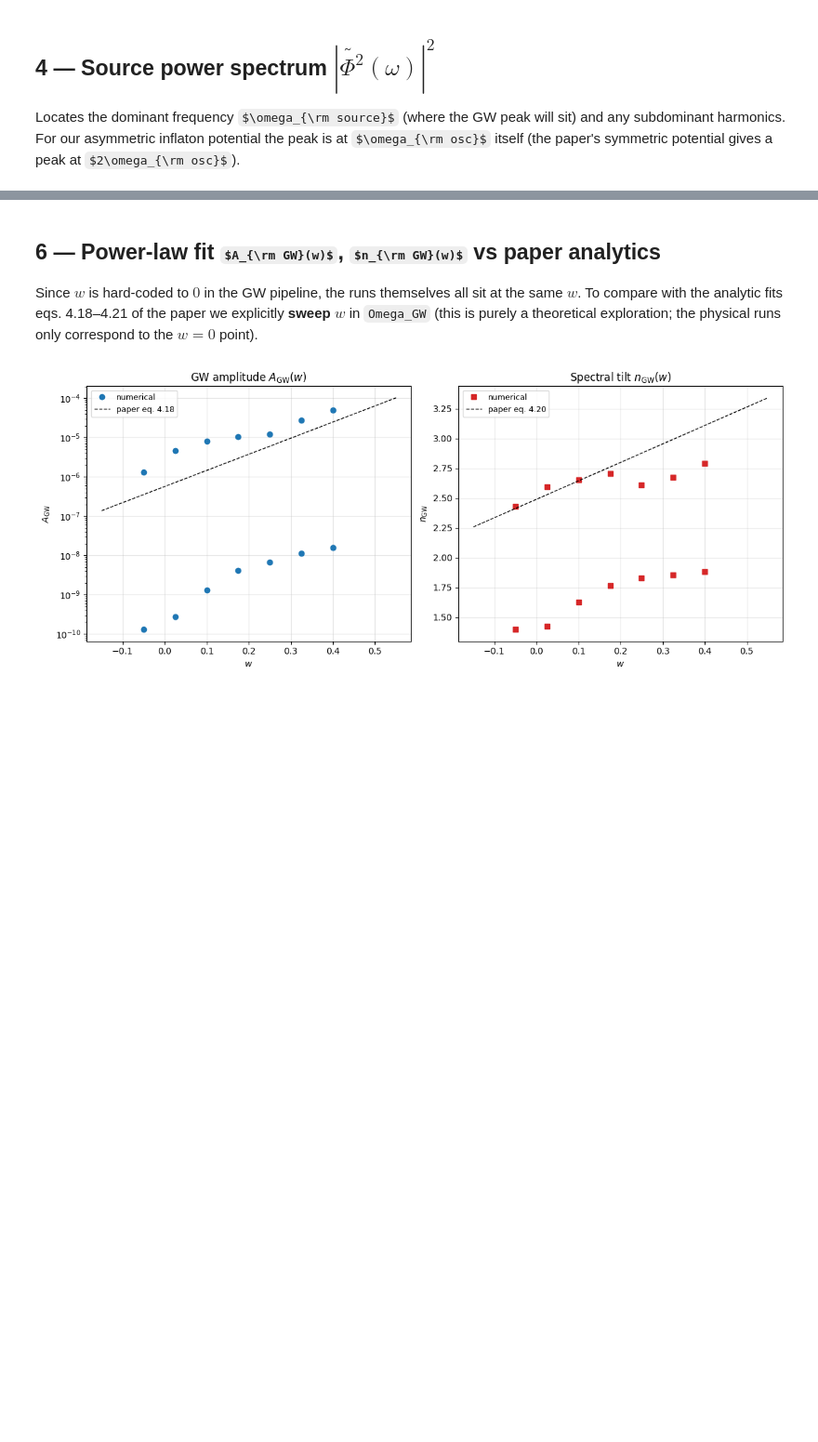
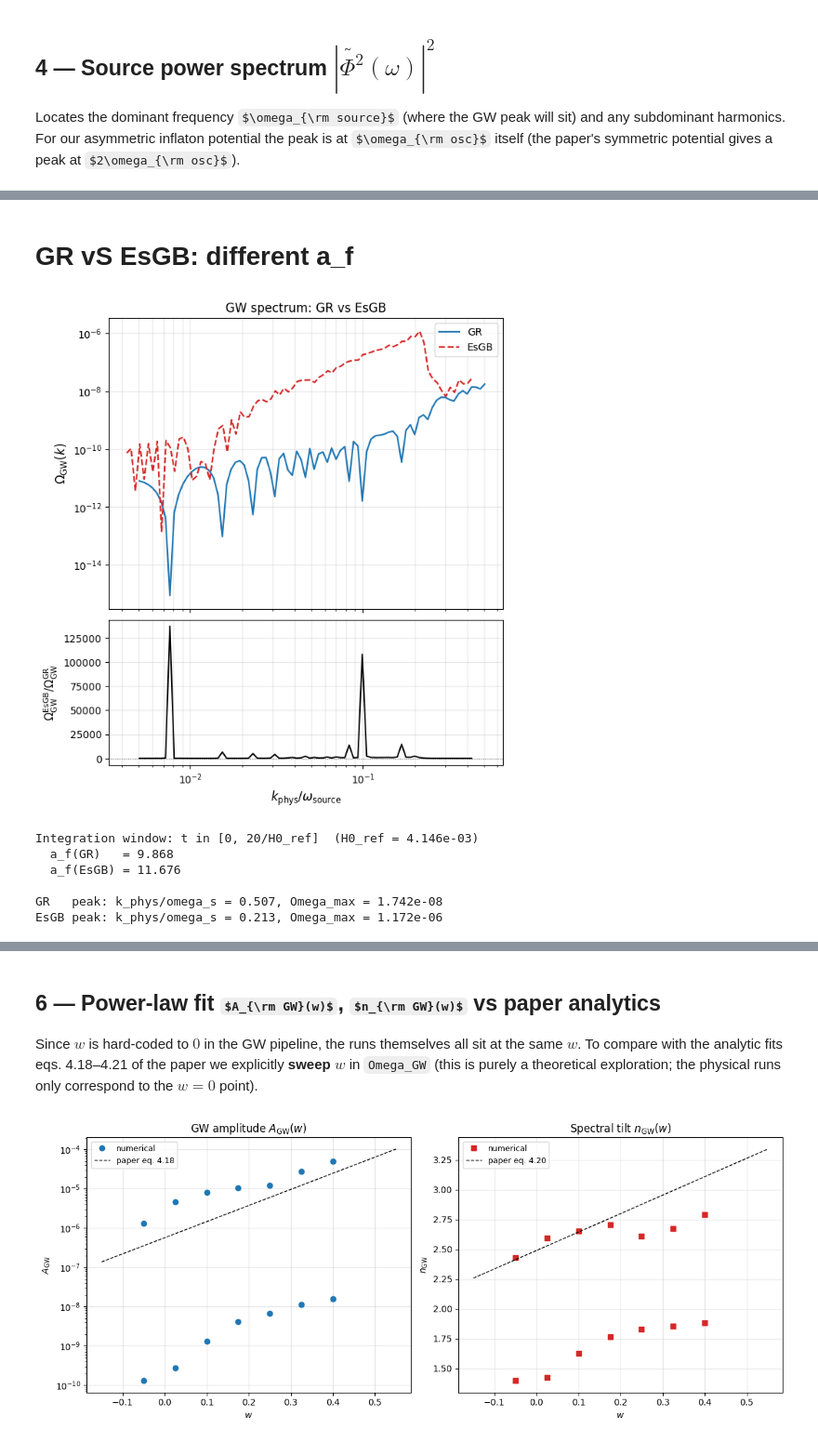
Before and after one commit to GRSerdar/0scillons, a Jupyter notebook: February26Oscillons/Feb26/RunningCode/DATA/GW_signal.ipynb, the cells around one changed output, grey strips where cells are left out. Shown at 93% size. Cells and saved outputs as stored; diff of their text form; code cells hidden in the pictures; some formulas as TeX source; blank space fills up the shorter version.

```diff
--- a/February26Oscillons/Feb26/RunningCode/DATA/GW_signal.ipynb
+++ b/February26Oscillons/Feb26/RunningCode/DATA/GW_signal.ipynb
@@ -201,0 +232,42 @@ EsGB peak: k_phys/omega_s = 0.124, Omega_max = 1.557e-10
+# %% [markdown]
+# GR vS EsGB: different a_f
+# %%
+Delta     = DEFAULT_DELTA   # oscillon asymmetry
+N_OSC     = 1               # number of oscillons in the box
+N_ANGLES  = 20              # 20-50 is a good range; 16 is fast for sanity check
+N_TAU     = 500            # number of conformal-time samples
+SEED      = 42              # shared seed -> identical positions/phases for both runs
+N_HUBBLE  = 20.0            # length of integration window in Hubble times (was 100 internally -> a_f ~ 28)
+
+# tau_window is shared by both runs, so use the smaller H0 (longer cosmic time) so neither run is truncated early.
+H0_REF     = min(params_GR['H0'], params_EsGB['H0'])
+TAU_WINDOW = (0.0, N_HUBBLE / H0_REF)
+
+fig, axes, (res_GR, res_EsGB) = compare_runs(
+    gr_run, esgb_run,
+    labels=('GR', 'EsGB'),
+    Delta=Delta, N=N_OSC, seed=SEED,
+    spec_kwargs=dict(
+        n_angles=N_ANGLES,
+        n_tau=N_TAU,
+        tau_window=TAU_WINDOW,
+    ),
+)
+plt.show()
+
+print(f"\nIntegration window: t in [0, {N_HUBBLE:.0f}/H0_ref]  (H0_ref = {H0_REF:.3e})")
+print(f"  a_f(GR)   = {res_GR['a_f']:.3f}")
+print(f"  a_f(EsGB) = {res_EsGB['a_f']:.3f}")
+
+print(f"\nGR   peak: k_phys/omega_s = {res_GR['peak_k']  /params_GR['omega_source']:.3f}, "
+      f"Omega_max = {np.nanmax(res_GR['Omega_GW']):.3e}")
+print(f"EsGB peak: k_phys/omega_s = {res_EsGB['peak_k']/params_EsGB['omega_source']:.3f}, "
+      f"Omega_max = {np.nanmax(res_EsGB['Omega_GW']):.3e}")
+# %% [output]
+[figure, added]
+Integration window: t in [0, 20/H0_ref]  (H0_ref = 4.146e-03)
+  a_f(GR)   = 9.868
+  a_f(EsGB) = 11.676
+
+GR   peak: k_phys/omega_s = 0.507, Omega_max = 1.742e-08
+EsGB peak: k_phys/omega_s = 0.213, Omega_max = 1.172e-06
```
Also changed, not shown: parts of 14 cells of this notebook, 1 other file.
